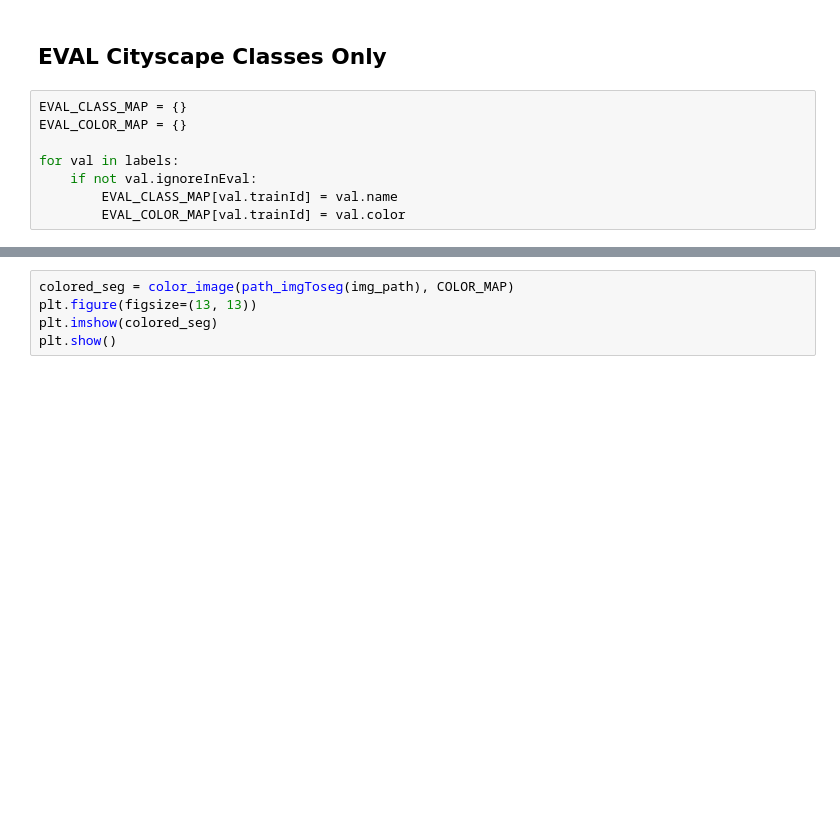
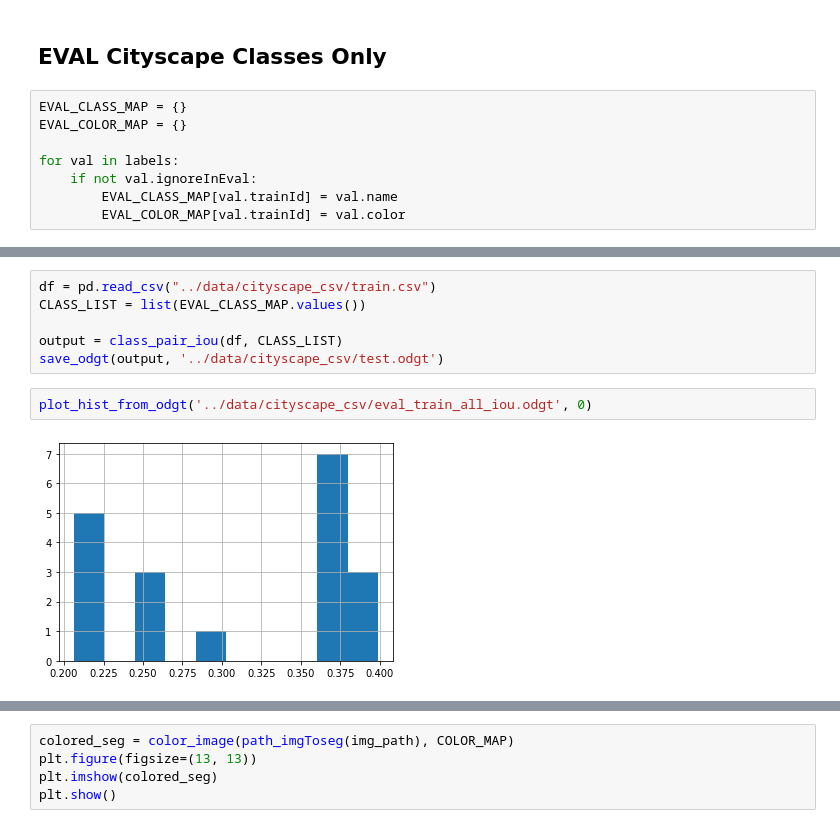
Before and after one commit to saramsv/DecompositionFeatureSegmentation, a Jupyter notebook: notebooks/class_distribution_cityscape.ipynb, the cells around one changed output, grey strips where cells are left out. Drawn from its saved outputs; the diff is of its cells as text; blank space fills up the shorter version.

```diff
--- a/notebooks/class_distribution_cityscape.ipynb
+++ b/notebooks/class_distribution_cityscape.ipynb
@@ -268,3 +330,13 @@ df.columns
+# %%
+df = pd.read_csv("../data/cityscape_csv/train.csv")
+CLASS_LIST = list(EVAL_CLASS_MAP.values())
+
+output = class_pair_iou(df, CLASS_LIST)
+save_odgt(output, '../data/cityscape_csv/test.odgt')
+# %%
+plot_hist_from_odgt('../data/cityscape_csv/eval_train_all_iou.odgt', 0)
+# %% [output]
+[figure, added]
 # %%
 img_path = '/usb/datasets/cityscapes_dataset/leftImg8bit/train/stuttgart/stuttgart_000110_000019_leftImg8bit.png'
 img = cv2.imread(img_path)
```
Also changed, not shown: parts of 9 cells of this notebook, 5 other files.
